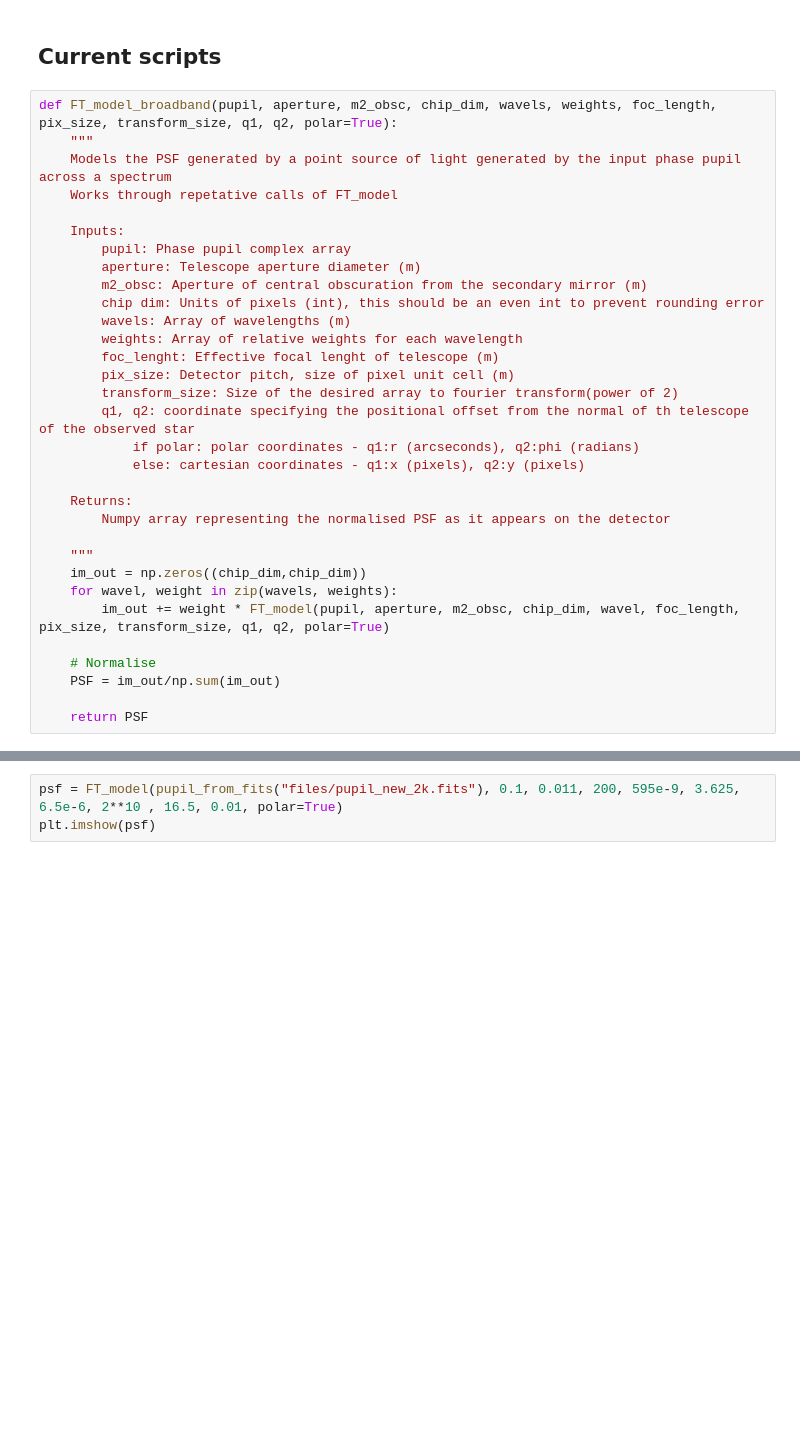
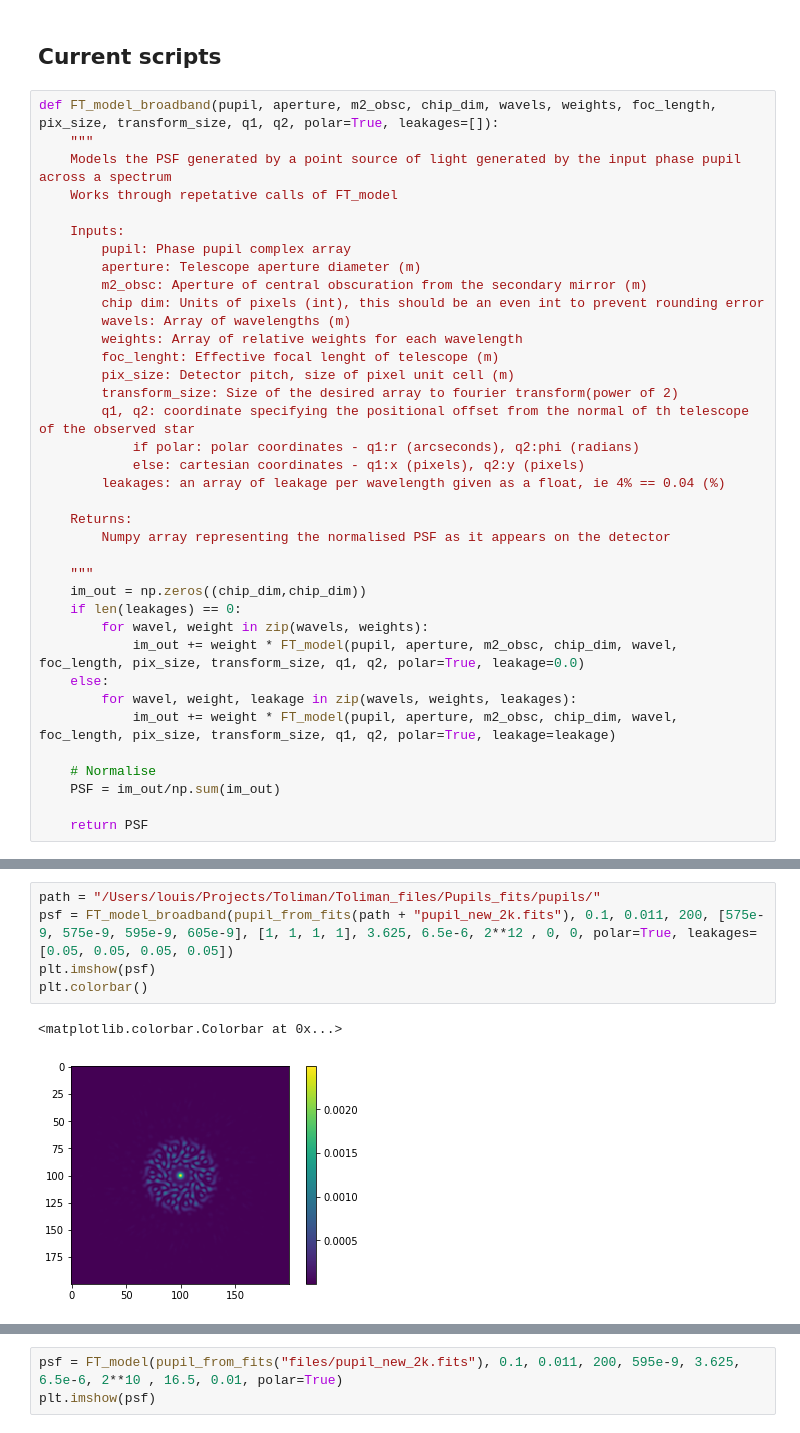
Before and after one commit to ptuthill/Toliman, a Jupyter notebook: Modelling/lib/FT_modelling_dev.ipynb, the cells around one changed output, grey strips where cells are left out. Drawn from its saved outputs; the diff is of its cells as text; blank space fills up the shorter version.

Commit message:
Adding leakeage term to FT modelling

```diff
--- a/Modelling/lib/FT_modelling_dev.ipynb
+++ b/Modelling/lib/FT_modelling_dev.ipynb
@@ -13,7 +13,7 @@ To Do:
 # %% [markdown]
 ## Current scripts
 # %%
-def FT_model_broadband(pupil, aperture, m2_obsc, chip_dim, wavels, weights, foc_length, pix_size, transform_size, q1, q2, polar=True):
+def FT_model_broadband(pupil, aperture, m2_obsc, chip_dim, wavels, weights, foc_length, pix_size, transform_size, q1, q2, polar=True, leakages=[]):
     """
     Models the PSF generated by a point source of light generated by the input phase pupil across a spectrum
     Works through repetative calls of FT_model
@@ -31,14 +31,19 @@ def FT_model_broadband(pupil, aperture, m2_obsc, chip_dim, wavels, weights, foc_
         q1, q2: coordinate specifying the positional offset from the normal of th telescope of the observed star
             if polar: polar coordinates - q1:r (arcseconds), q2:phi (radians)
             else: cartesian coordinates - q1:x (pixels), q2:y (pixels)
+        leakages: an array of leakage per wavelength given as a float, ie 4% == 0.04 (%)
 
     Returns:
         Numpy array representing the normalised PSF as it appears on the detector
 
     """
     im_out = np.zeros((chip_dim,chip_dim))
-    for wavel, weight in zip(wavels, weights):
-        im_out += weight * FT_model(pupil, aperture, m2_obsc, chip_dim, wavel, foc_length, pix_size, transform_size, q1, q2, polar=True)
+    if len(leakages) == 0:
+        for wavel, weight in zip(wavels, weights):
+            im_out += weight * FT_model(pupil, aperture, m2_obsc, chip_dim, wavel, foc_length, pix_size, transform_size, q1, q2, polar=True, leakage=0.0)
+    else:
+        for wavel, weight, leakage in zip(wavels, weights, leakages):
+            im_out += weight * FT_model(pupil, aperture, m2_obsc, chip_dim, wavel, foc_length, pix_size, transform_size, q1, q2, polar=True, leakage=leakage)
 
     # Normalise
     PSF = im_out/np.sum(im_out)
@@ -133,0 +142,8 @@ def FT_model(pupil, aperture, m2_obsc, chip_dim, wl, foc_length, pix_size, trans
+# %%
+path = "/Users/louis/Projects/Toliman/Toliman_files/Pupils_fits/pupils/"
+psf = FT_model_broadband(pupil_from_fits(path + "pupil_new_2k.fits"), 0.1, 0.011, 200, [575e-9, 575e-9, 595e-9, 605e-9], [1, 1, 1, 1], 3.625, 6.5e-6, 2**12 , 0, 0, polar=True, leakages=[0.05, 0.05, 0.05, 0.05])
+plt.imshow(psf)
+plt.colorbar()
+# %% [output]
+<matplotlib.colorbar.Colorbar at 0x...>
+[figure, added]
```
Also changed, not shown: parts of 6 cells of this notebook, 4 other files.
